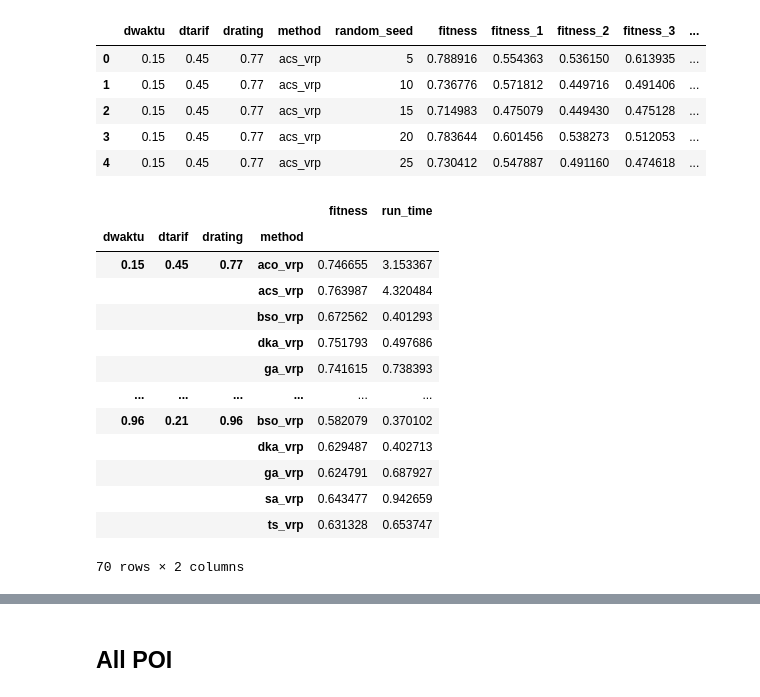
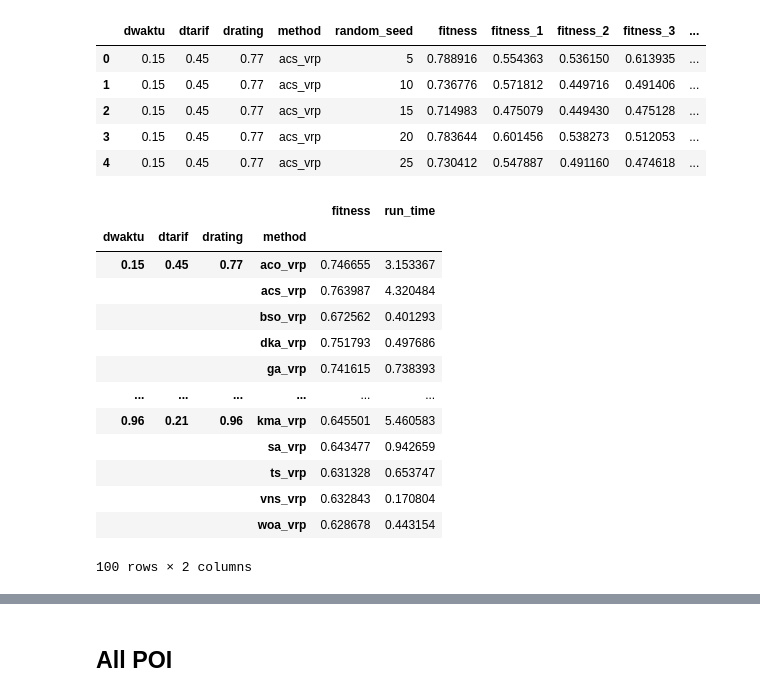
Before and after one commit to rahmatttt/travel-itinerary-recommendation, a Jupyter notebook: Results_analysis_2_2_komodo_project_KMA_WOA_VNS.ipynb, the cells around one changed output, grey strips where cells are left out. Cells and saved outputs as stored; diff of their text form; code cells hidden in the pictures.

Commit message:
new method vns and new experiment

```diff
--- a/Results_analysis_2_2_komodo_project_KMA_WOA_VNS.ipynb
+++ b/Results_analysis_2_2_komodo_project_KMA_WOA_VNS.ipynb
@@ -1192,6 +1059,8 @@ p-value: 1.3108660934188475e-16
 ## DOI Combination
 # %%
 results_df = pd.read_excel("dka_random_doi_combi.xlsx")
+results_df2 = pd.read_excel("kma_random_doi_combi.xlsx")
+results_df = pd.concat([results_df,results_df2])
 results_df.head()
 # %% [output]
 |  | dwaktu | dtarif | drating | method | random_seed | fitness | fitness_1 | fitness_2 | fitness_3 | ... |
@@ -1201,20 +1070,22 @@ results_df.head()
 | 3 | 0.15 | 0.45 | 0.77 | acs_vrp | 20 | 0.783644 | 0.601456 | 0.538273 | 0.512053 | ... |
 | 4 | 0.15 | 0.45 | 0.77 | acs_vrp | 25 | 0.730412 | 0.547887 | 0.491160 | 0.474618 | ... |
 # %%
-results_df.groupby(['dwaktu','dtarif','drating','method']).agg({'fitness':'mean',
-                                                               'run_time':'mean'})
+grouped = results_df.groupby(['dwaktu','dtarif','drating','method']).agg({'fitness':'mean',
+                                                                          'run_time':'mean'})
+
+grouped
 # %% [output]
 |  |  |  |  | fitness | run_time |
 | dwaktu | dtarif | drating | method |  |  |
 | 0.15 | 0.45 | 0.77 | aco_vrp | 0.746655 | 3.153367 |
 |  |  |  | acs_vrp | 0.763987 | 4.320484 |
 |  |  |  | bso_vrp | 0.672562 | 0.401293 |
 |  |  |  | dka_vrp | 0.751793 | 0.497686 |
 |  |  |  | ga_vrp | 0.741615 | 0.738393 |
 | ... | ... | ... | ... | ... | ... |
-| 0.96 | 0.21 | 0.96 | bso_vrp | 0.582079 | 0.370102 |
-|  |  |  | dka_vrp | 0.629487 | 0.402713 |
-|  |  |  | ga_vrp | 0.624791 | 0.687927 |
+| 0.96 | 0.21 | 0.96 | kma_vrp | 0.645501 | 5.460583 |
 |  |  |  | sa_vrp | 0.643477 | 0.942659 |
 |  |  |  | ts_vrp | 0.631328 | 0.653747 |
+|  |  |  | vns_vrp | 0.632843 | 0.170804 |
+|  |  |  | woa_vrp | 0.628678 | 0.443154 |
-70 rows × 2 columns
+100 rows × 2 columns
```
Also changed, not shown: parts of 57 cells of this notebook, 1 other file.
